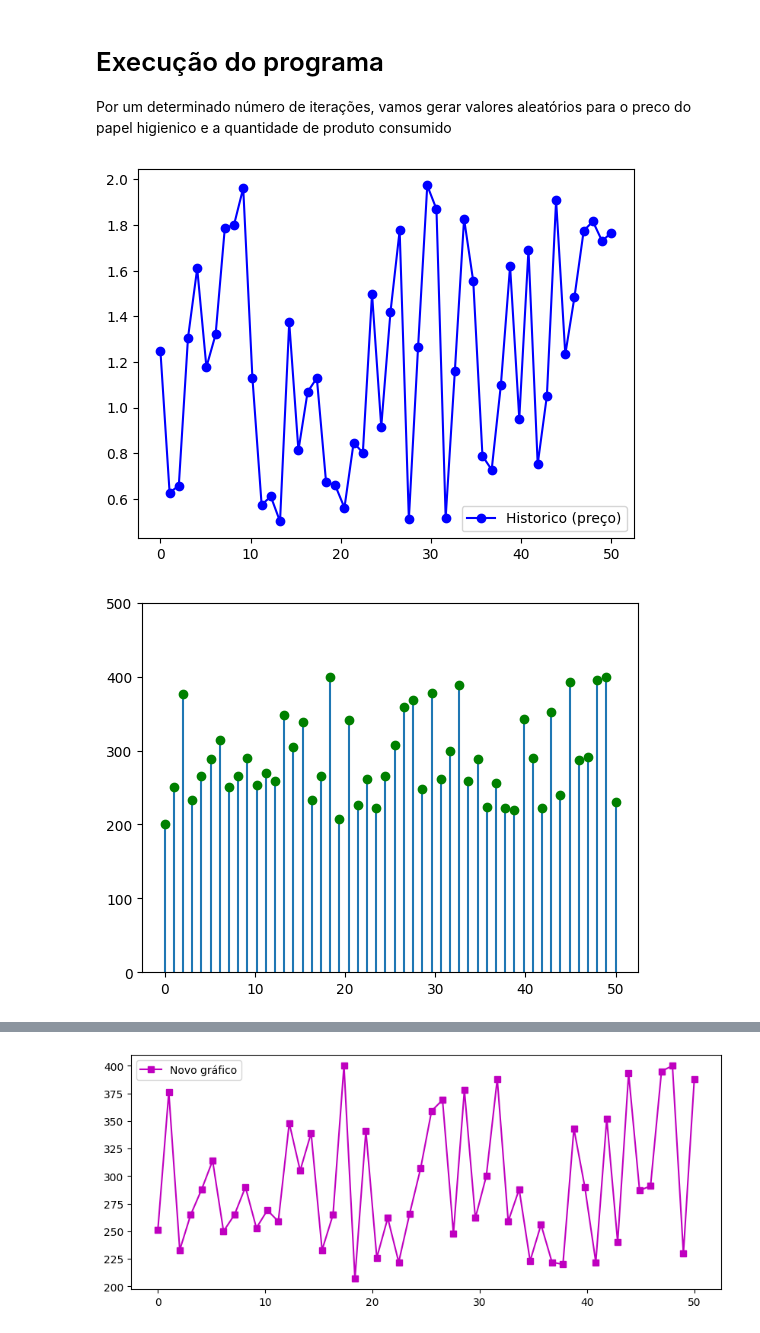
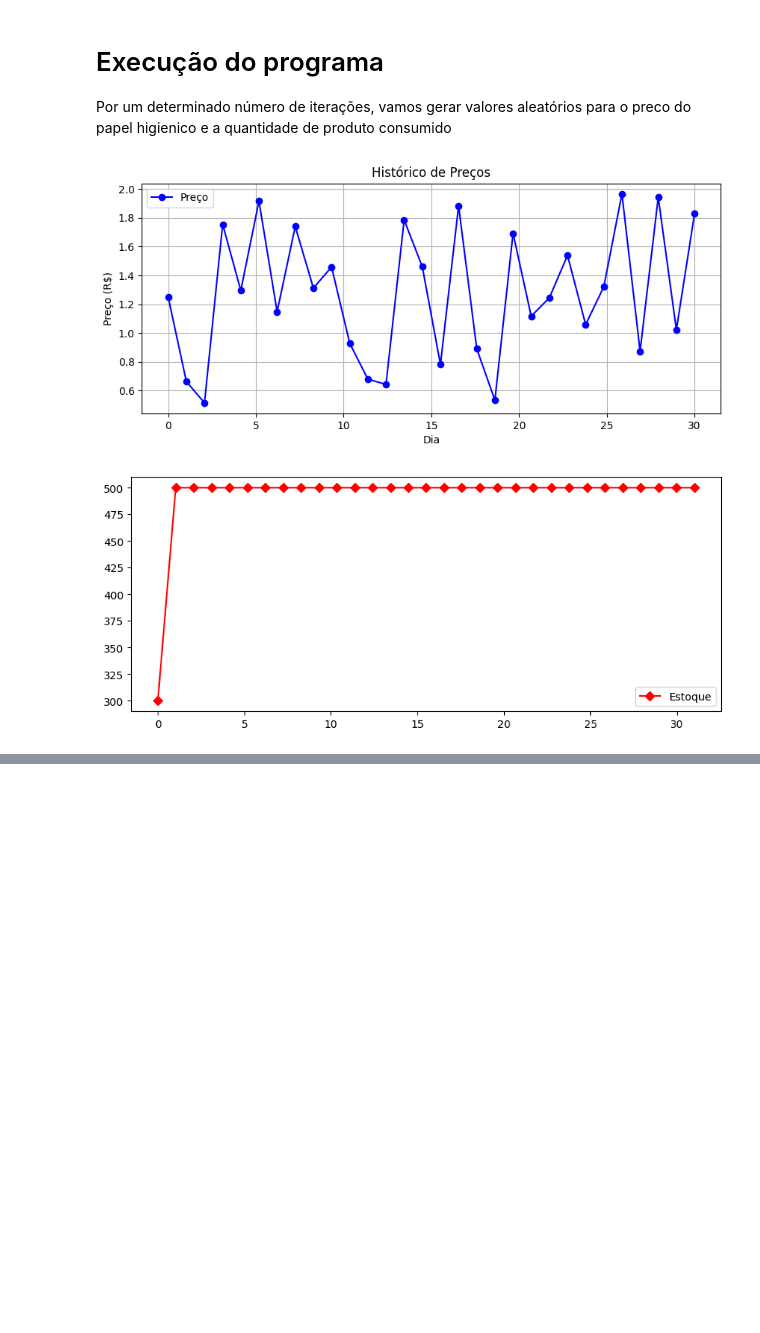
Before and after one commit to gusthcf/ia-ufop, a Jupyter notebook: Apresentacao-disciplina/Agentes-implementacao.ipynb, the cells around one changed output, grey strips where cells are left out. Cells and saved outputs as stored; diff of their text form; code cells hidden in the pictures; blank space fills up the shorter version.

```diff
--- a/Apresentacao-disciplina/Agentes-implementacao.ipynb
+++ b/Apresentacao-disciplina/Agentes-implementacao.ipynb
@@ -118,25 +118,24 @@ class Imprime():
 
     # Primeira impressão: historico do preco
     agente.ambiente.historico_preco.pop() # removendo o ultimo preco da lista, ja que ele nao vai ser utilizado
-    plt.plot(historico_dias, agente.ambiente.historico_preco, 'bo-', label='Historico (preço)')
-    plt.legend()
-    plt.show()
-
-    # Segunda impressão: historico qtde itens comprados
-    fig, ax = plt.subplots()
-    ax.vlines(historico_dias, ymin=0, ymax=agente.ambiente.historico_qtde_comprados)
-    ax.plot(historico_dias, agente.ambiente.historico_qtde_comprados, "go")
-    ax.set_ylim(0, 500)
+    plt.figure(figsize=(10, 4))
+    plt.plot(historico_dias, agente.ambiente.historico_preco, 'bo-', label='Preço')
+    plt.title('Histórico de Preços')
+    plt.xlabel('Dia')
+    plt.ylabel('Preço (R$)')
+    plt.grid(True)
+    plt.legend()  # usa o label='Preço' corretamente
     plt.show()
 
     # Terceira impressão: historico do estoque
-    plt.plot(historico_dias_estoque, agente.ambiente.historico_estoque_pos_compra, 'rD-', label='Historico do estoque')
+    plt.figure(figsize=(10, 4))
+    plt.plot(historico_dias_estoque, agente.ambiente.historico_estoque_pos_compra, 'rD-', label='Estoque')
     plt.legend()
     plt.show()
 
     # quarta impressão: historico do consumo
     plt.figure(figsize=(10, 4))
-    plt.plot(historico_dias,agente.ambiente.historico_consumo , 'ms-', label='Novo gráfico')
+    plt.plot(historico_dias,agente.ambiente.historico_consumo , 'ms-', label='Consumo')
     plt.legend()
     plt.show()
 
@@ -152,10 +151,10 @@ Por um determinado número de iterações, vamos gerar valores aleatórios para
 # %%
 ambiente_atuacao = Ambiente()
 smart_house = Agente(ambiente_atuacao)
-smart_house.executa_agente(50)
+smart_house.executa_agente(30)
 
 
 Imprime.imprime_resultado(smart_house)
 # %% [output]
-[figure, old version]
+[figure, new version]
-[figure, old version]
+[figure, new version]
@@ -163 +161,0 @@ Imprime.imprime_resultado(smart_house)
-[figure, removed]
```
Also changed, not shown: parts of 1 cell of this notebook.
